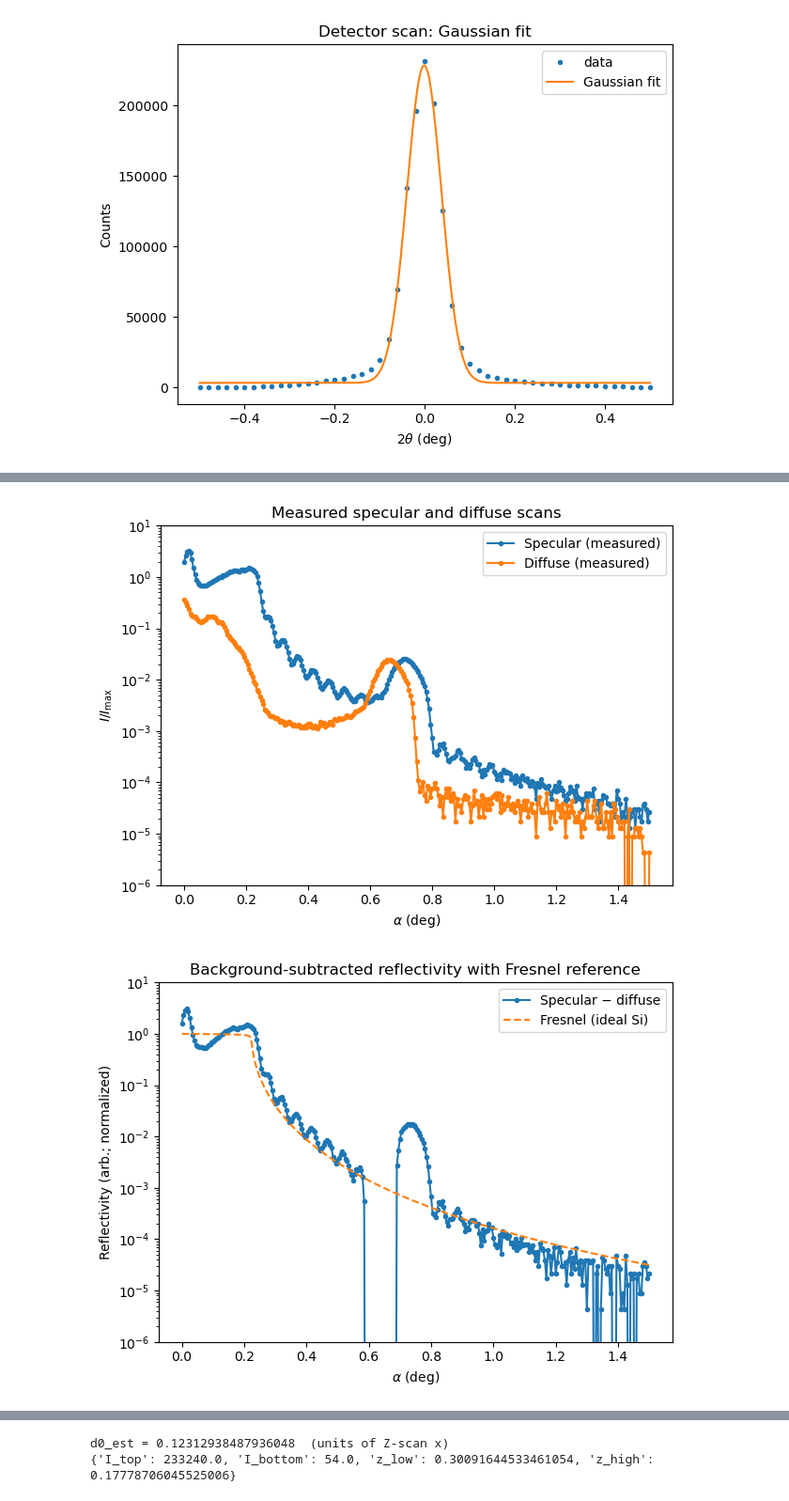
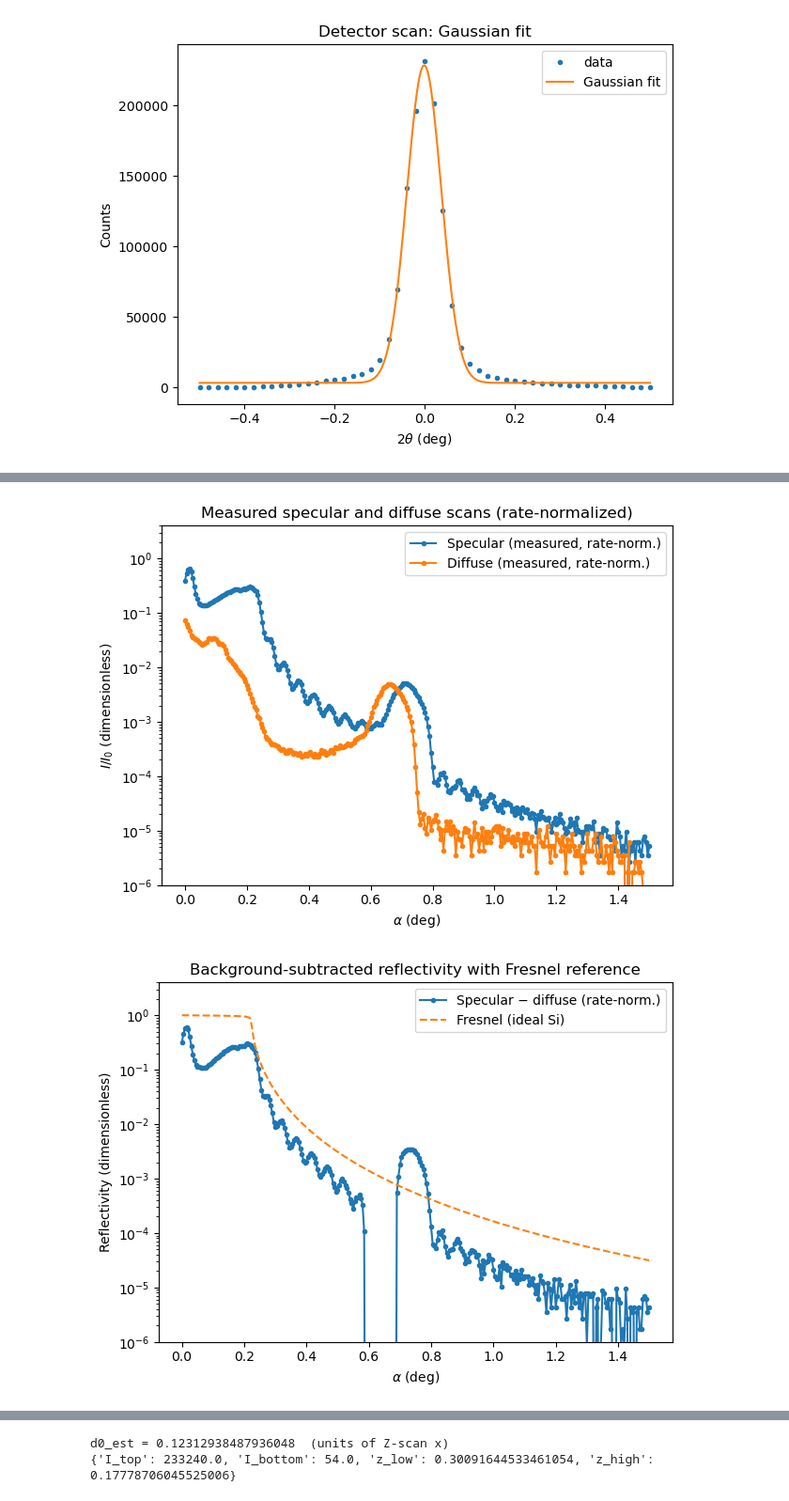
Before and after one commit to smsnfi12/Master-Praktikum, a Jupyter notebook: V44_Reflectrometry/analysis.ipynb, the cells around one changed output, grey strips where cells are left out. Shown at 94% size. Drawn from its saved outputs; the diff is of its cells as text; code cells hidden in the pictures.

```diff
--- a/V44_Reflectrometry/analysis.ipynb
+++ b/V44_Reflectrometry/analysis.ipynb
@@ -274,81 +284,95 @@ FWHM   = 0.0900 deg
 # %%
+import numpy as np
+import matplotlib.pyplot as plt
+
 # ---- inputs you already have ----
-I_max = 228603  # from your Gaussian detector fit
+I_max_counts = 228603  # from your Gaussian detector fit peak (A + c) in COUNTS
+
+# steptimes from metadata (you said: detector scan 1 s, reflectivity 5 s, background 5 s)
+t_det  = 1.0  # s
+t_refl = 5.0  # s
+t_bg   = 5.0  # s
+
+# direct-beam reference as a RATE (counts/s)
+I0_rate = I_max_counts / t_det
 
 # wavelength for Cu Kα (use your metadata if available)
 lambda_A = float(metas[list(metas.keys())[0]].get("_WL1", 1.5406))  # fallback 1.5406 Å
-# Better: if you know the key for your reflectivity scan, use:
+# Better (if you know the right key):
 # lambda_A = float(metas["omega_2theta"].get("_WL1", 1.5406))
 
-# ---- Fresnel reflectivity for vacuum -> Si ----
+# ---- Fresnel reflectivity for vacuum -> Si (grazing-incidence stable form) ----
 def fresnel_reflectivity(alpha_deg, wavelength_A, delta, beta):
     """
-    Fresnel reflectivity R_F for vacuum (n1=1) -> medium (n2=1-delta+i beta),
-    using r = (kz1 - kz2)/(kz1 + kz2), kz = k*sqrt(n^2 - cos^2(alpha)).
-    alpha is grazing angle (deg). wavelength in Å. Returns dimensionless R.
+    Fresnel reflectivity R_F for vacuum -> medium n = 1 - delta + i beta
+    at grazing incidence. alpha in deg, wavelength in Å. Returns dimensionless R.
     """
     alpha = np.deg2rad(alpha_deg)
     k = 2*np.pi / wavelength_A
 
-    n1 = 1.0 + 0.0j
-    n2 = (1.0 - delta) + 1j*beta
-
-    kz1 = k * np.sqrt(n1**2 - np.cos(alpha)**2)
-    kz2 = k * np.sqrt(n2**2 - np.cos(alpha)**2)
+    kz1 = k * np.sin(alpha)
+    kz2 = k * np.sqrt(np.sin(alpha)**2 - 2*delta + 2j*beta)
 
     r = (kz1 - kz2) / (kz1 + kz2)
     return np.abs(r)**2
 
-# Typical Si values at Cu Kα (good starting point; adjust if your script specifies others)
+# Typical Si values at Cu Kα (good starting point)
 delta_si = 7.6e-6
-beta_si  = 1.0e-7  # small; exact value not crucial for the low-angle Fresnel shape
+beta_si  = 1.0e-7
 
 # ---- Prepare specular and diffuse scans ----
 df_spec = df_refl.sort_values("x").copy()
 df_diff = df_refl_bg.sort_values("x").copy()
 
+# convert counts -> rates (counts/s) using the scan steptimes
+df_spec["rate"] = df_spec["counts"] / t_refl
+df_diff["rate"] = df_diff["counts"] / t_bg
+
 alpha_spec = df_spec["x"].to_numpy()
-I_spec     = df_spec["counts"].to_numpy()
+I_spec_rate = df_spec["rate"].to_numpy()
 
 alpha_diff = df_diff["x"].to_numpy()
-I_diff     = df_diff["counts"].to_numpy()
+I_diff_rate = df_diff["rate"].to_numpy()
 
-# Normalize by I_max (reflectivity-like scale; still needs geometry correction later)
-R_spec_raw = I_spec / I_max
-R_diff_raw = I_diff / I_max
+# ---- Normalize measured data by direct-beam rate ----
+R_spec_raw = I_spec_rate / I0_rate
+R_diff_raw = I_diff_rate / I0_rate
 
-# Interpolate diffuse onto specular alpha grid (robust even if step sizes differ)
+# ---- Interpolate diffuse onto specular grid and subtract ----
 R_diff_on_spec = np.interp(alpha_spec, alpha_diff, R_diff_raw)
-
-# Background-subtracted reflectivity (clip at 0 to avoid negatives from noise)
 R_sub = np.clip(R_spec_raw - R_diff_on_spec, 0.0, None)
 
-# Fresnel reflectivity (ideal smooth Si) on same alpha grid
+# ---- Fresnel reflectivity (ideal smooth Si) on same alpha grid ----
 R_fresnel_si = fresnel_reflectivity(alpha_spec, lambda_A, delta_si, beta_si)
 
-# ---- Plot 1: measured specular and diffuse scans ----
+# ---- Plot 1: measured specular and diffuse (rate-normalized) ----
 plt.figure()
-plt.semilogy(alpha_spec, np.clip(R_spec_raw, 1e-12, None), ".-", label="Specular (measured)")
-plt.semilogy(alpha_diff, np.clip(R_diff_raw, 1e-12, None), ".-", label="Diffuse (measured)")
+plt.semilogy(alpha_spec, np.clip(R_spec_raw, 1e-12, None), ".-", label="Specular (measured, rate-norm.)")
+plt.semilogy(alpha_diff, np.clip(R_diff_raw, 1e-12, None), ".-", label="Diffuse (measured, rate-norm.)")
 plt.xlabel(r"$\alpha$ (deg)")
-plt.ylabel(r"$I/I_{\max}$")
-plt.title("Measured specular and diffuse scans")
-plt.ylim(1e-6, 10)
+plt.ylabel(r"$I/I_0$ (dimensionless)")
+plt.title("Measured specular and diffuse scans (rate-normalized)")
+plt.ylim(1e-6, 4)
 plt.legend()
 plt.tight_layout()
 plt.show()
 
 # ---- Plot 2: background-subtracted + Fresnel Si ----
 plt.figure()
-plt.semilogy(alpha_spec, np.clip(R_sub, 1e-12, None), ".-", label="Specular − diffuse")
+plt.semilogy(alpha_spec, np.clip(R_sub, 1e-12, None), ".-", label="Specular − diffuse (rate-norm.)")
 plt.semilogy(alpha_spec, np.clip(R_fresnel_si, 1e-12, None), "--", label="Fresnel (ideal Si)")
 plt.xlabel(r"$\alpha$ (deg)")
-plt.ylabel("Reflectivity (arb.; normalized)")
+plt.ylabel("Reflectivity (dimensionless)")
 plt.title("Background-subtracted reflectivity with Fresnel reference")
-plt.ylim(1e-6, 10)
+plt.ylim(1e-6, 4)
 plt.legend()
 plt.tight_layout()
 plt.show()
+
+# ---- Quick sanity prints ----
+print("I0_rate (counts/s) =", I0_rate)
+print("max(R_spec_raw) =", float(np.nanmax(R_spec_raw)))
+print("max(R_sub)      =", float(np.nanmax(R_sub)))
 # %% [output]
-[figure, old version]
+[figure, new version]
-[figure, old version]
+[figure, new version]
```
Also changed, not shown: parts of 21 cells of this notebook, 1 other file.
